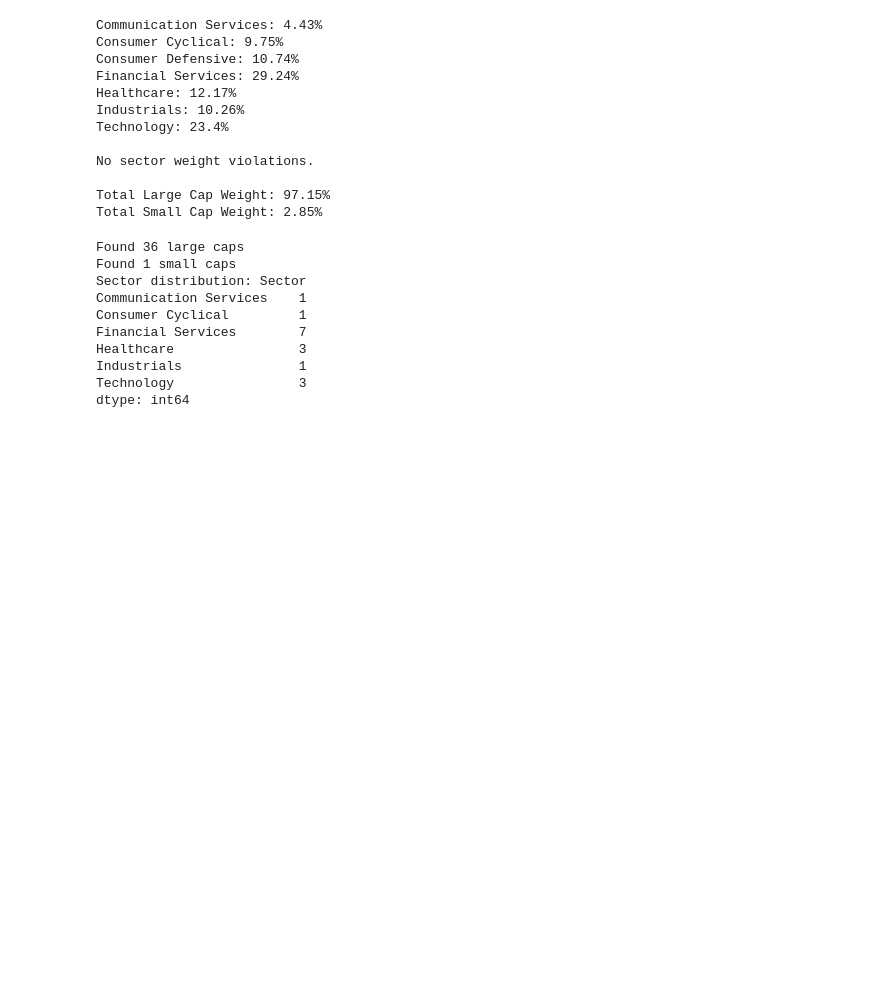
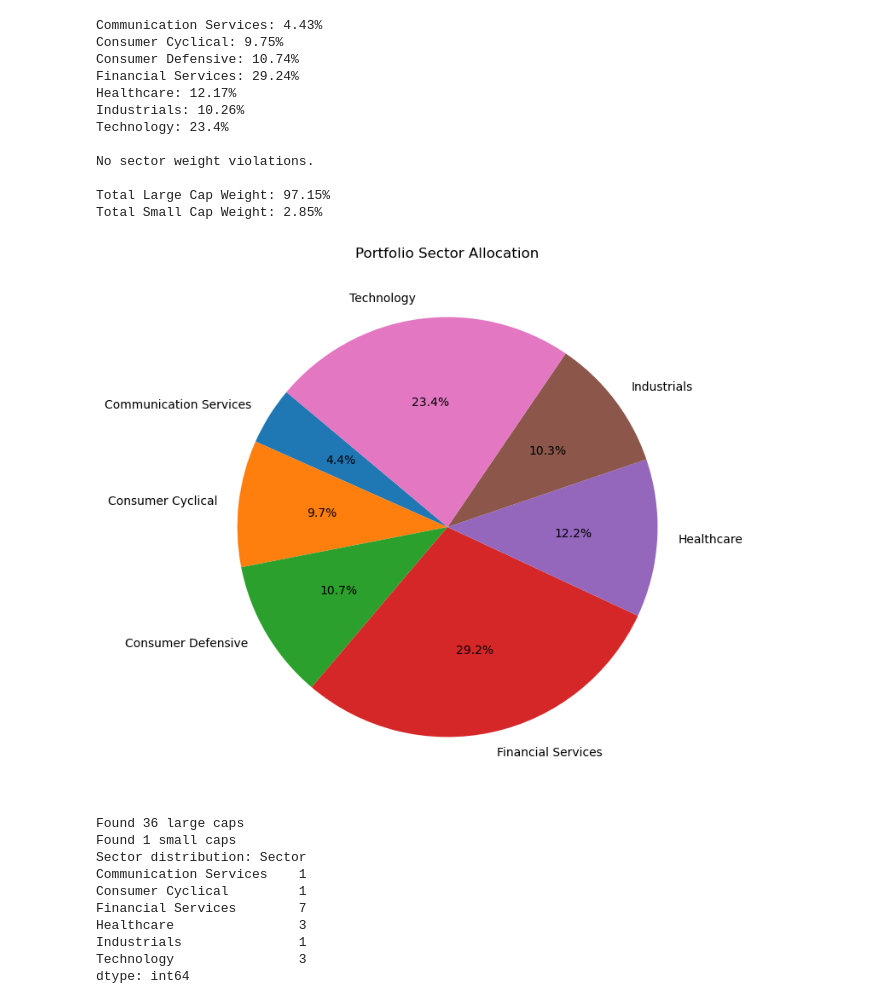
Before and after one commit to shayankjalali/market-meet, a Jupyter notebook: Team_06_Assignment.ipynb, the cells around one changed output. Saved outputs shown, nothing was run; the diff lists cells and outputs as text; code cells hidden in the pictures; blank space fills up the shorter version.

```diff
--- a/Team_06_Assignment.ipynb
+++ b/Team_06_Assignment.ipynb
@@ -785,6 +855,14 @@ No sector weight violations.
 
 Total Large Cap Weight: 97.15%
 Total Small Cap Weight: 2.85%
+# %%
+# Pie chart for sector weights
+plt.figure(figsize=(8,8))
+plt.pie(sector_weights.values(), labels=sector_weights.keys(), autopct='%1.1f%%', startangle=140)
+plt.title("Portfolio Sector Allocation")
+plt.show()
+# %% [output]
+[figure, added]
 # %%
 # After the loop, before selected_tickers line:
 print(f"Found {len(temp_large)} large caps")
```
Also changed, not shown: parts of 14 cells of this notebook.
